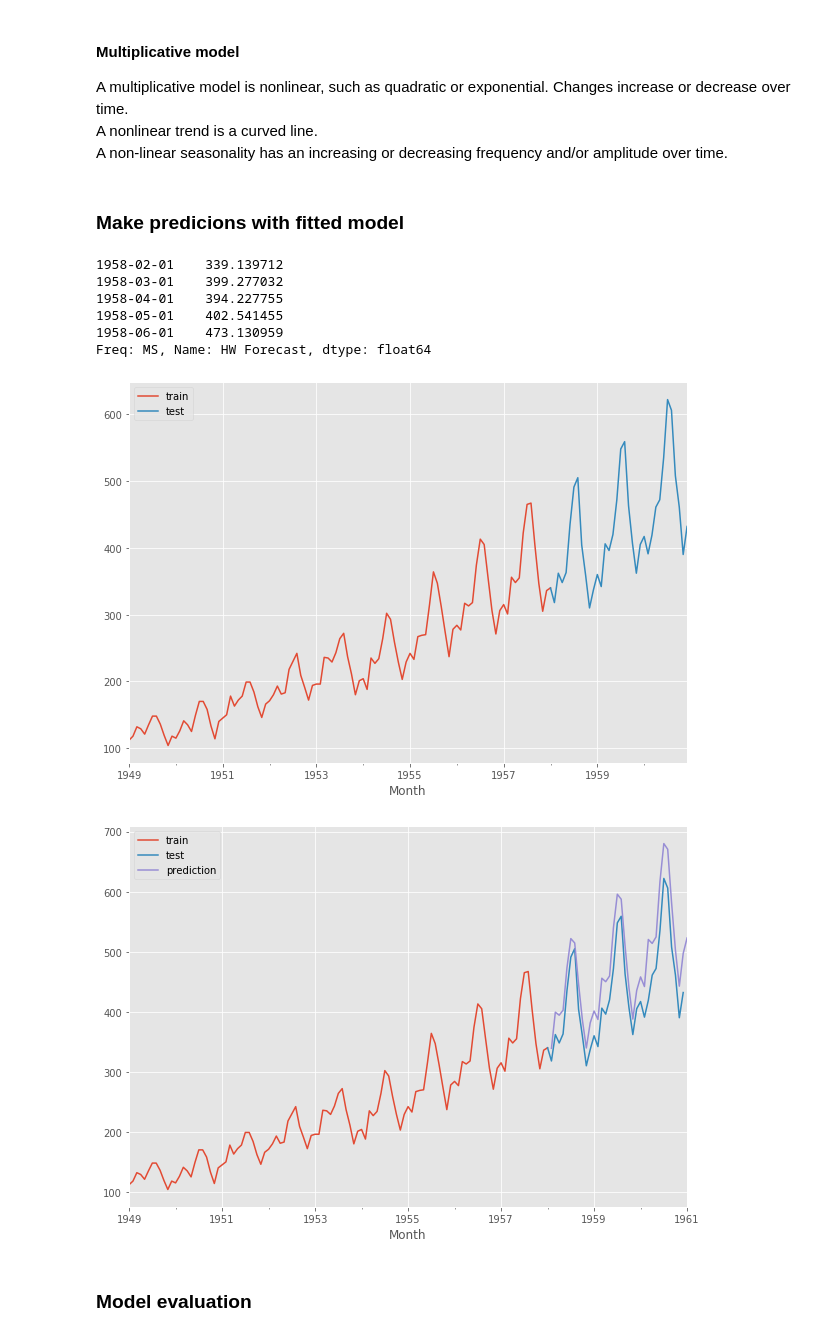
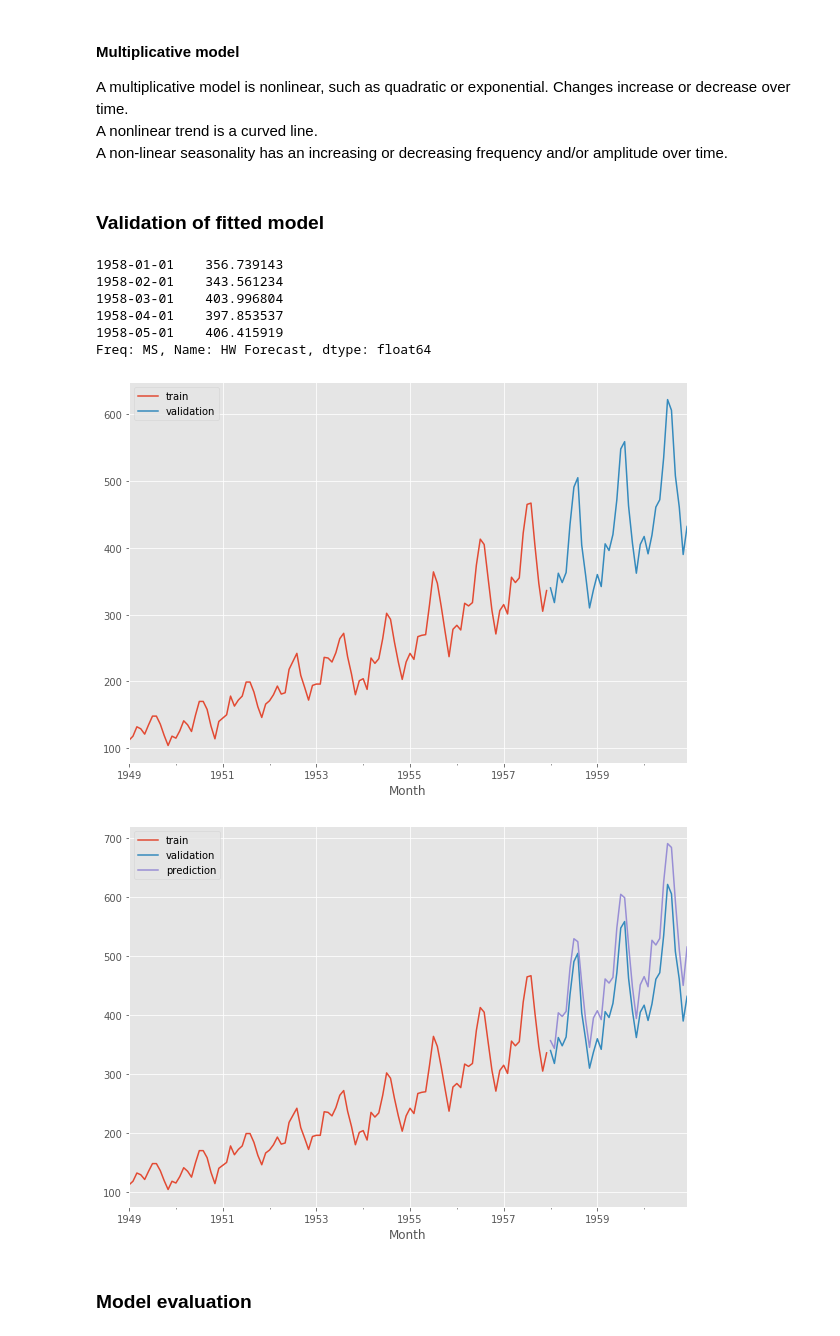
Before and after one commit to bkubsch/time_series, a Jupyter notebook: notebooks/07_classical_forecasting_holt_winters.ipynb, the cells around one changed output. Cells and saved outputs as stored; diff of their text form; code cells hidden in the pictures.

```diff
--- a/notebooks/07_classical_forecasting_holt_winters.ipynb
+++ b/notebooks/07_classical_forecasting_holt_winters.ipynb
@@ -68,3 +86,7 @@ test_data = df.iloc[108:]
+# %%
+#as usually, let us split up the dataset into a train / validation / test set
+train_data = df.iloc[:108]
+test_data = df.iloc[108:]
 # %% [markdown]
 ### __Fitting model to Holt-Winters model__
 # %% [markdown]
@@ -91,28 +113,28 @@ fitted_model = ExponentialSmoothing(train_data['Thousands of Passengers'],
 # %% [markdown]
-### __Make predicions with fitted model__
+### __Validation of fitted model__
 # %%
 #forecast of 36 periods (hence 36 months) into future
-predictions = fitted_model.forecast(36).rename('HW Forecast')
+test_predictions = fitted_model.forecast(36).rename('HW Forecast')
 # %%
-predictions.head()
+test_predictions.head()
 # %% [output]
-1958-02-01    339.139712
-1958-03-01    399.277032
-1958-04-01    394.227755
-1958-05-01    402.541455
-1958-06-01    473.130959
+1958-01-01    356.739143
+1958-02-01    343.561234
+1958-03-01    403.996804
+1958-04-01    397.853537
+1958-05-01    406.415919
 Freq: MS, Name: HW Forecast, dtype: float64
 # %%
 train_data['Thousands of Passengers'].plot(legend=True,label='train')
-test_data['Thousands of Passengers'].plot(legend=True,label='test',figsize=(10,7));
+test_data['Thousands of Passengers'].plot(legend=True,label='validation',figsize=(10,7));
 # %% [output]
-[figure, old version]
+[figure, new version]
 # %%
 train_data['Thousands of Passengers'].plot(legend=True,label='train')
-test_data['Thousands of Passengers'].plot(legend=True,label='test',figsize=(10,7))
+test_data['Thousands of Passengers'].plot(legend=True,label='validation',figsize=(10,7))
 test_predictions.plot(legend=True,label='prediction');
 # %% [output]
-[figure, old version]
+[figure, new version]
 # %% [markdown]
 ### __Model evaluation__
 # %%
```
Also changed, not shown: parts of 27 cells of this notebook, 3 other files.
